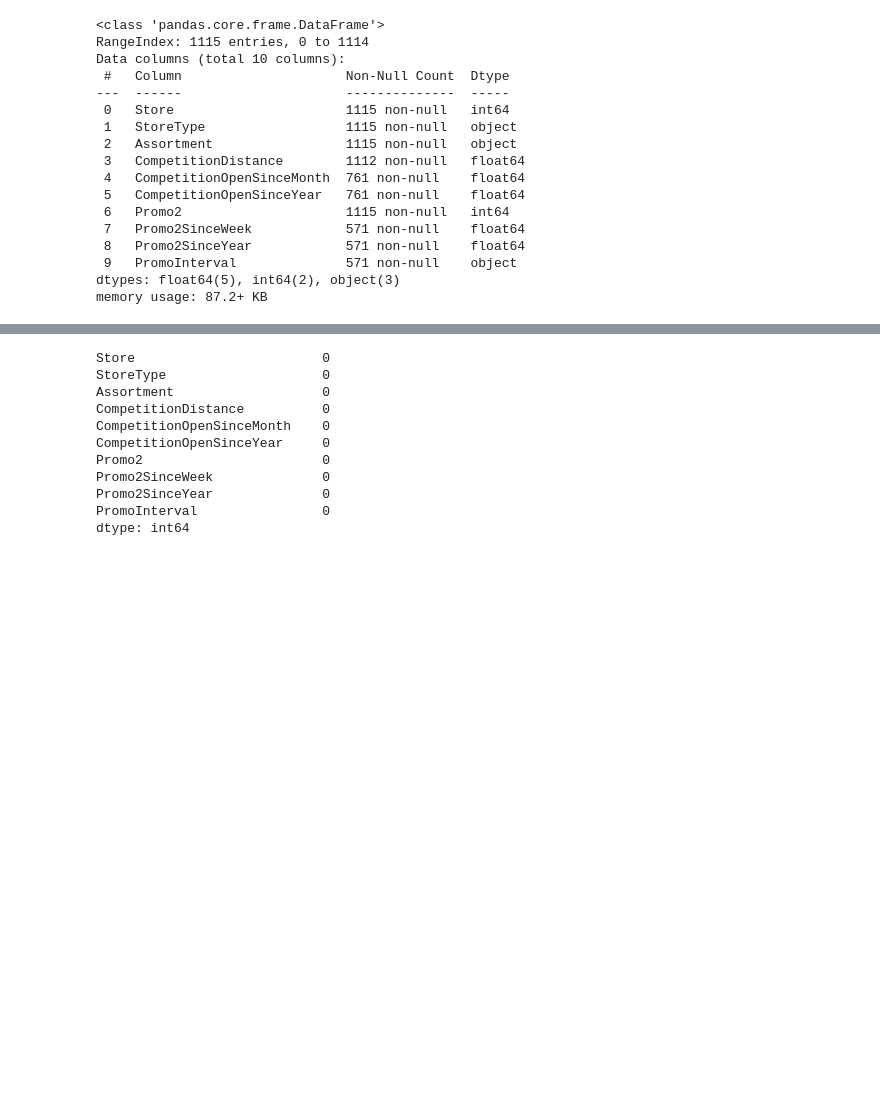
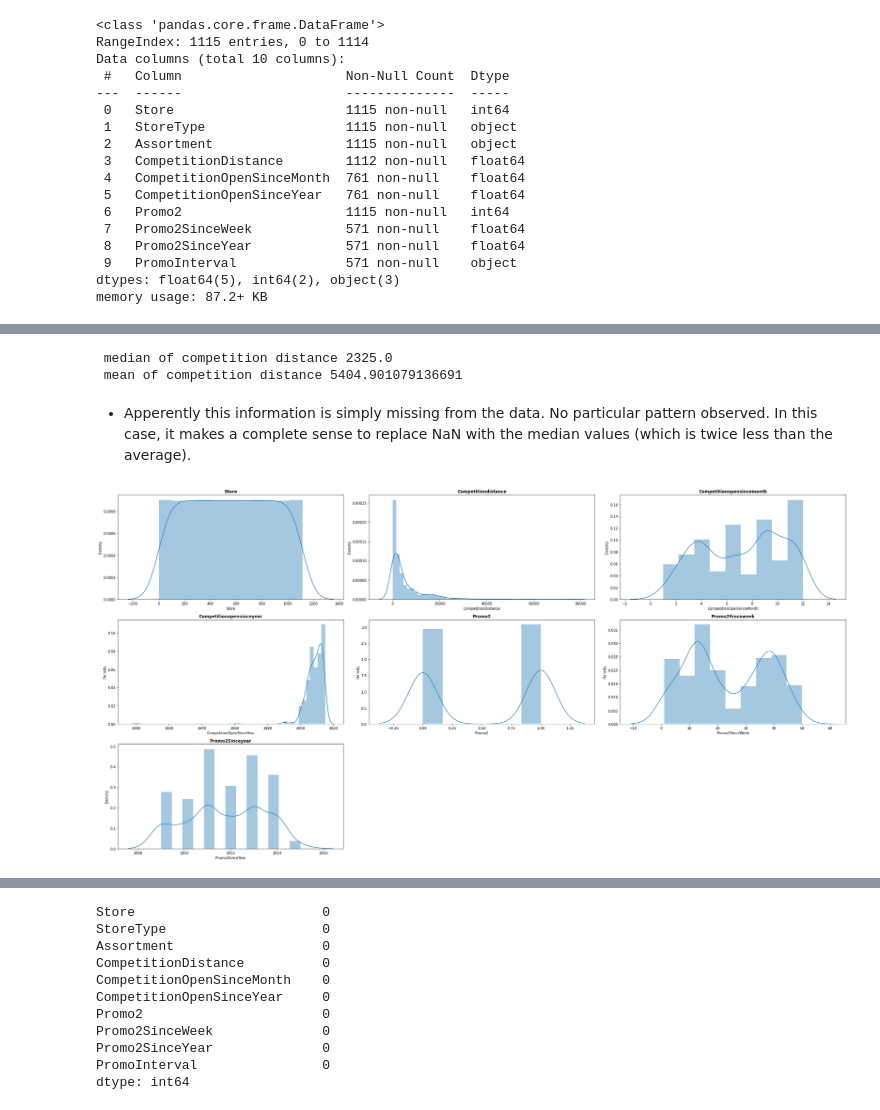
Before and after one commit to Kondasagar/Retail-Sales-Prediction-Regression-Model, a Jupyter notebook: Rossmann_Sales_Prediction_Capstone_Project.ipynb, the cells around one changed output, grey strips where cells are left out. Drawn from its saved outputs; the diff is of its cells as text; code cells hidden in the pictures; blank space fills up the shorter version.

```diff
--- a/Rossmann_Sales_Prediction_Capstone_Project.ipynb
+++ b/Rossmann_Sales_Prediction_Capstone_Project.ipynb
@@ -261,0 +296,9 @@ store_df.tail()
+# %%
+print(f" median of competition distance {store_df['CompetitionDistance'].median()} ")
+
+print(f" mean of competition distance {store_df['CompetitionDistance'].mean()} ")
+# %% [output]
+ median of competition distance 2325.0
+ mean of competition distance 5404.901079136691
+# %% [markdown]
+* Apperently this information is simply missing from the data. No particular pattern observed. In this case, it makes a complete sense to replace NaN with the median values (which is twice less than the average).
@@ -262,3 +308,14 @@ store_df.tail()
+# %%
+# Distribution of numerical features in sore_df
+# Visualizing the distributions.
+plt.figure(figsize=(30,15))
+for n,column in enumerate(store_df.describe().columns):
+  plt.subplot(3, 3, n+1)
+  sns.distplot(store_df[column])
+  plt.title(f'{column.title()}',weight='bold')
+  plt.tight_layout()
+# %% [output]
+[figure, added]
 # %%
 # missing values?
 store_df.isnull().sum()
```
Also changed, not shown: parts of 46 cells of this notebook.
